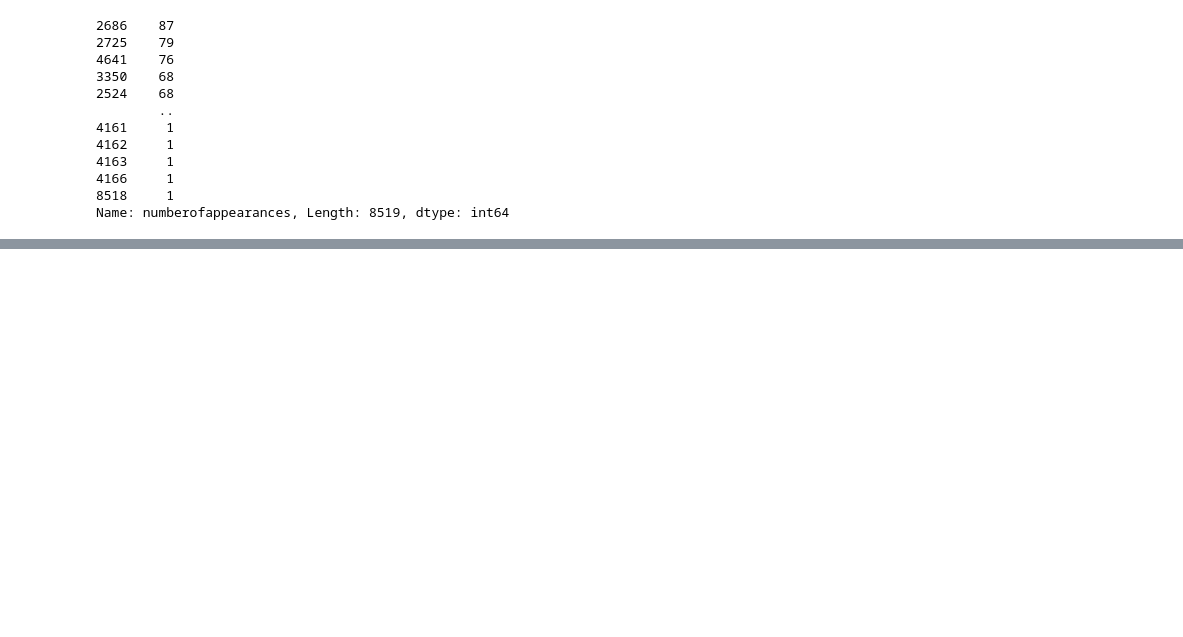
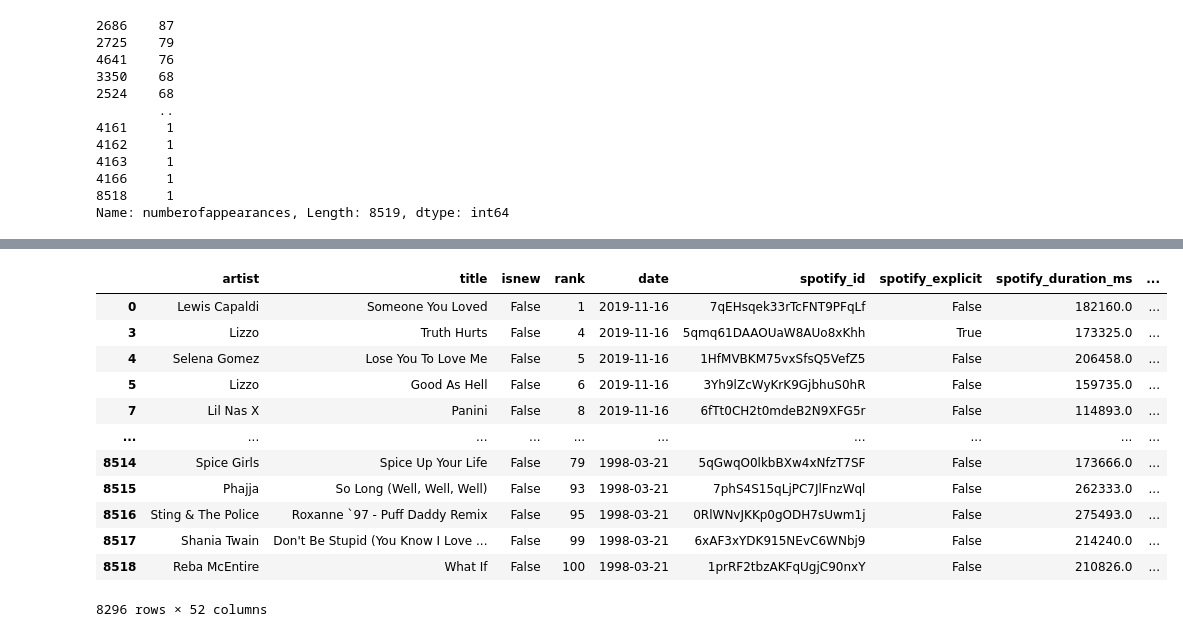
Before and after one commit to Weulass/Billboard-analytics, a Jupyter notebook: Visuallizations.ipynb, the cells around one changed output, grey strips where cells are left out. Drawn from its saved outputs; the diff is of its cells as text; code cells hidden in the pictures; blank space fills up the shorter version.

```diff
--- a/Visuallizations.ipynb
+++ b/Visuallizations.ipynb
@@ -230,0 +266,16 @@ Name: numberofappearances, Length: 8519, dtype: int64
+# %%
+song_df[song_df["firstrank"] >10]
+# %% [output]
+|  | artist | title | isnew | rank | date | spotify_id | spotify_explicit | spotify_duration_ms | ... |
+| 0 | Lewis Capaldi | Someone You Loved | False | 1 | 2019-11-16 | 7qEHsqek33rTcFNT9PFqLf | False | 182160.0 | ... |
+| 3 | Lizzo | Truth Hurts | False | 4 | 2019-11-16 | 5qmq61DAAOUaW8AUo8xKhh | True | 173325.0 | ... |
+| 4 | Selena Gomez | Lose You To Love Me | False | 5 | 2019-11-16 | 1HfMVBKM75vxSfsQ5VefZ5 | False | 206458.0 | ... |
+| 5 | Lizzo | Good As Hell | False | 6 | 2019-11-16 | 3Yh9lZcWyKrK9GjbhuS0hR | False | 159735.0 | ... |
+| 7 | Lil Nas X | Panini | False | 8 | 2019-11-16 | 6fTt0CH2t0mdeB2N9XFG5r | False | 114893.0 | ... |
+| ... | ... | ... | ... | ... | ... | ... | ... | ... | ... |
+| 8514 | Spice Girls | Spice Up Your Life | False | 79 | 1998-03-21 | 5qGwqO0lkbBXw4xNfzT7SF | False | 173666.0 | ... |
+| 8515 | Phajja | So Long (Well, Well, Well) | False | 93 | 1998-03-21 | 7phS4S15qLjPC7JlFnzWql | False | 262333.0 | ... |
+| 8516 | Sting & The Police | Roxanne `97 - Puff Daddy Remix | False | 95 | 1998-03-21 | 0RlWNvJKKp0gODH7sUwm1j | False | 275493.0 | ... |
+| 8517 | Shania Twain | Don't Be Stupid (You Know I Love ... | False | 99 | 1998-03-21 | 6xAF3xYDK915NEvC6WNbj9 | False | 214240.0 | ... |
+| 8518 | Reba McEntire | What If | False | 100 | 1998-03-21 | 1prRF2tbzAKFqUgjC90nxY | False | 210826.0 | ... |
+8296 rows × 52 columns
```
Also changed, not shown: parts of 2 cells of this notebook, 4 other files.
